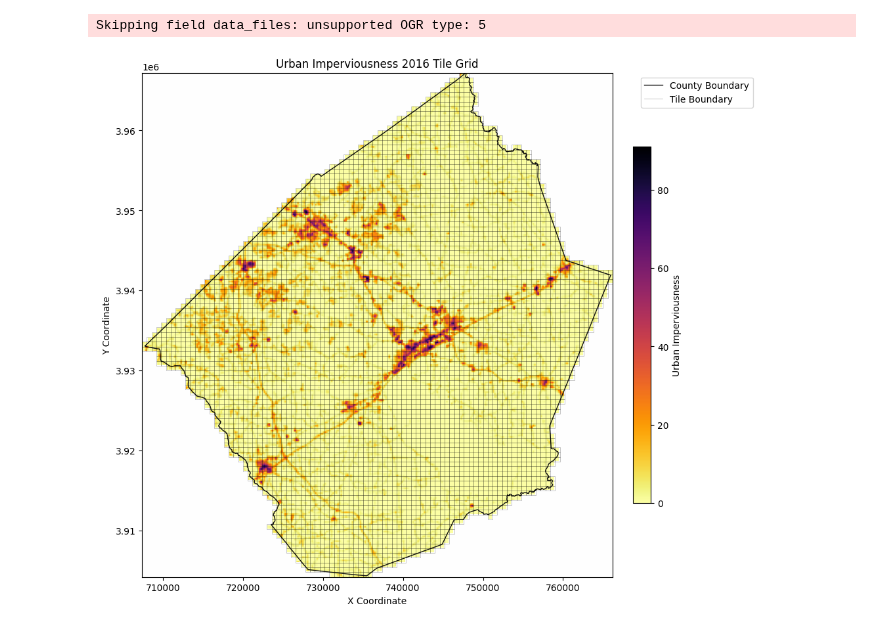
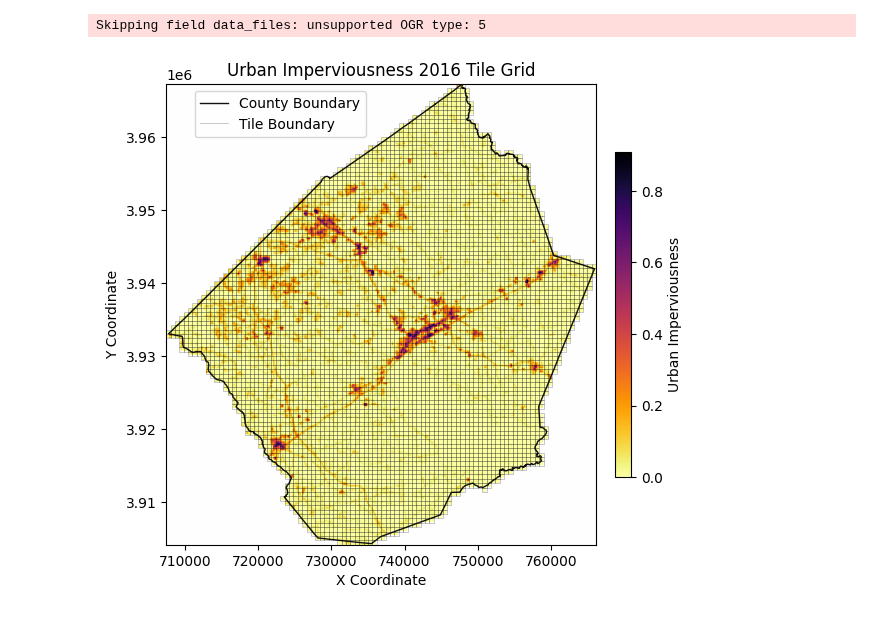
Before and after one commit to benton-tripp/urban-clay, a Jupyter notebook: notebooks/plot-urban-tiles.ipynb, the cells around one changed output. Cells and saved outputs as stored; diff of their text form; code cells hidden in the pictures.

Commit message:
some plots

```diff
--- a/notebooks/plot-urban-tiles.ipynb
+++ b/notebooks/plot-urban-tiles.ipynb
@@ -26,41 +26,39 @@ data[data == 255] = np.nan  # Replace -1 with NaN for visualization
 # %% [output]
 Skipping field data_files: unsupported OGR type: 5
 # %%
-
-
 # Create a reversed colormap with white for NaNs
 cmap = plt.cm.inferno.reversed()
 cmap.set_bad(color='#fefefe')  # Set NaN values to appear white
 
 # Plot the mosaic with NA color set to white
-fig, ax = plt.subplots(figsize=(10, 10))
-img = rasterio.plot.show(data, transform=transform, ax=ax, cmap=cmap)
+fig, ax = plt.subplots(figsize=(6, 6))
+img = rasterio.plot.show(data / 100, transform=transform, ax=ax, cmap=cmap)
 
 # Plot the county boundary and tile boundaries
 county_boundary.plot(ax=ax, facecolor='none', edgecolor='#121212', linewidth=1.)
 tiles_gdf.boundary.plot(ax=ax, edgecolor='#030303', linewidth=0.5, alpha=0.3)
 
 # Create a ScalarMappable for the color bar (Urban Imperviousness)
-norm = Normalize(vmin=np.nanmin(data), vmax=np.nanmax(data))
+norm = Normalize(vmin=np.nanmin(data / 100), vmax=np.nanmax(data / 100))
 sm = ScalarMappable(norm=norm, cmap=cmap)
 
 # Create custom legend elements for County Boundary and Tile Boundary
 legend_elements = [
     Line2D([0], [0], color='#121212', lw=1., label='County Boundary'),
     Line2D([0], [0], color='#030303', lw=0.5, label='Tile Boundary', alpha=0.3),
 ]
 
 # Add the legend for County Boundary and Tile Boundary outside the plot
-legend = ax.legend(handles=legend_elements, loc='upper left', bbox_to_anchor=(1.05, 1), frameon=True)
+legend = ax.legend(handles=legend_elements, loc='upper left', bbox_to_anchor=(.05, 1), frameon=True)
 
 # Position the color bar to the right of the plot to represent Urban Imperviousness
 cbar = plt.colorbar(sm, ax=ax, orientation="vertical", fraction=0.035, pad=0.04)
 cbar.set_label('Urban Imperviousness')
 
 # Title and labels
 plt.title('Urban Imperviousness 2016 Tile Grid')
 plt.xlabel('X Coordinate')
 plt.ylabel('Y Coordinate')
 plt.show()
 # %% [output]
-[figure, old version]
+[figure, new version]
```
Also changed, not shown: parts of 1 cell of this notebook, 8 other files.
